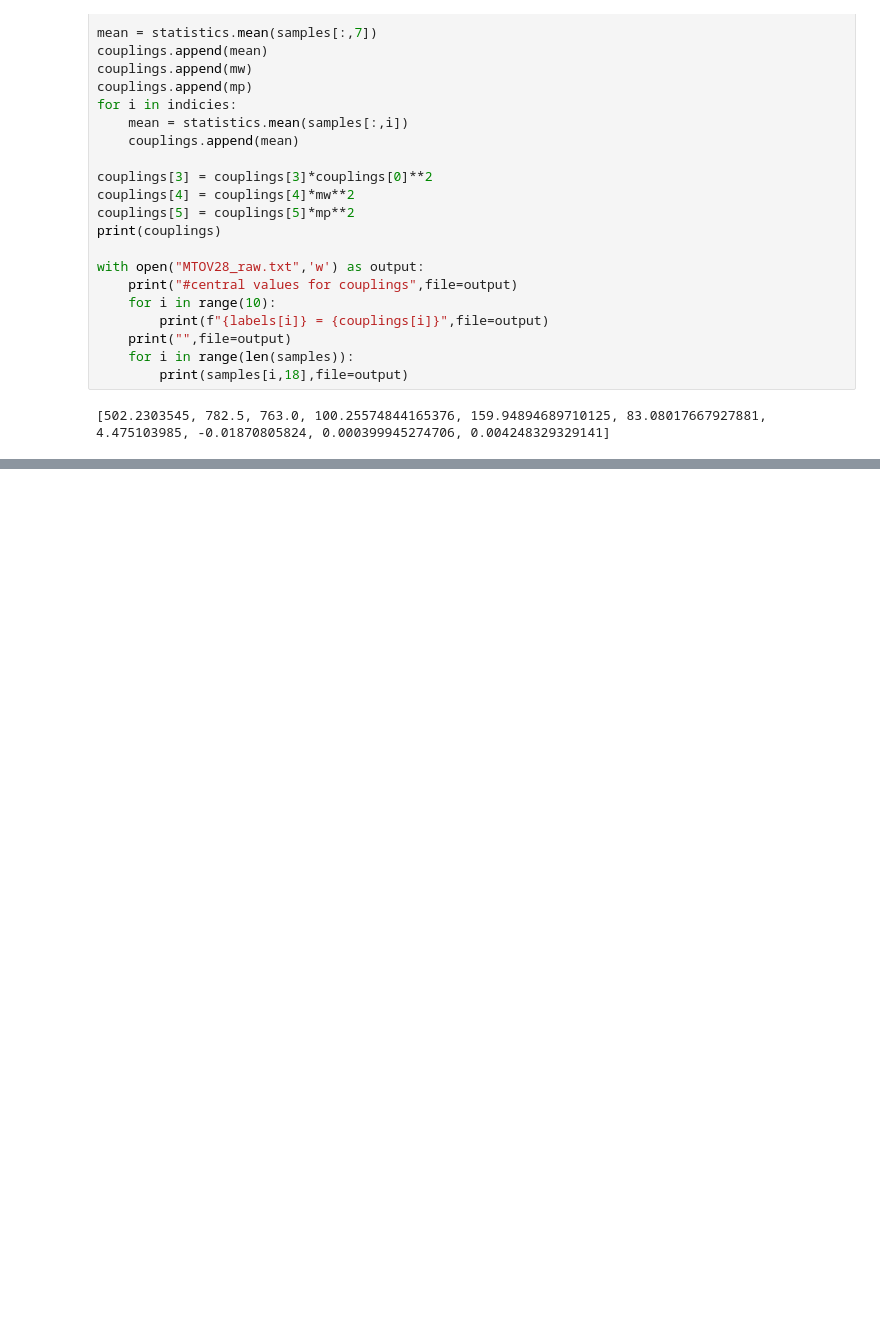
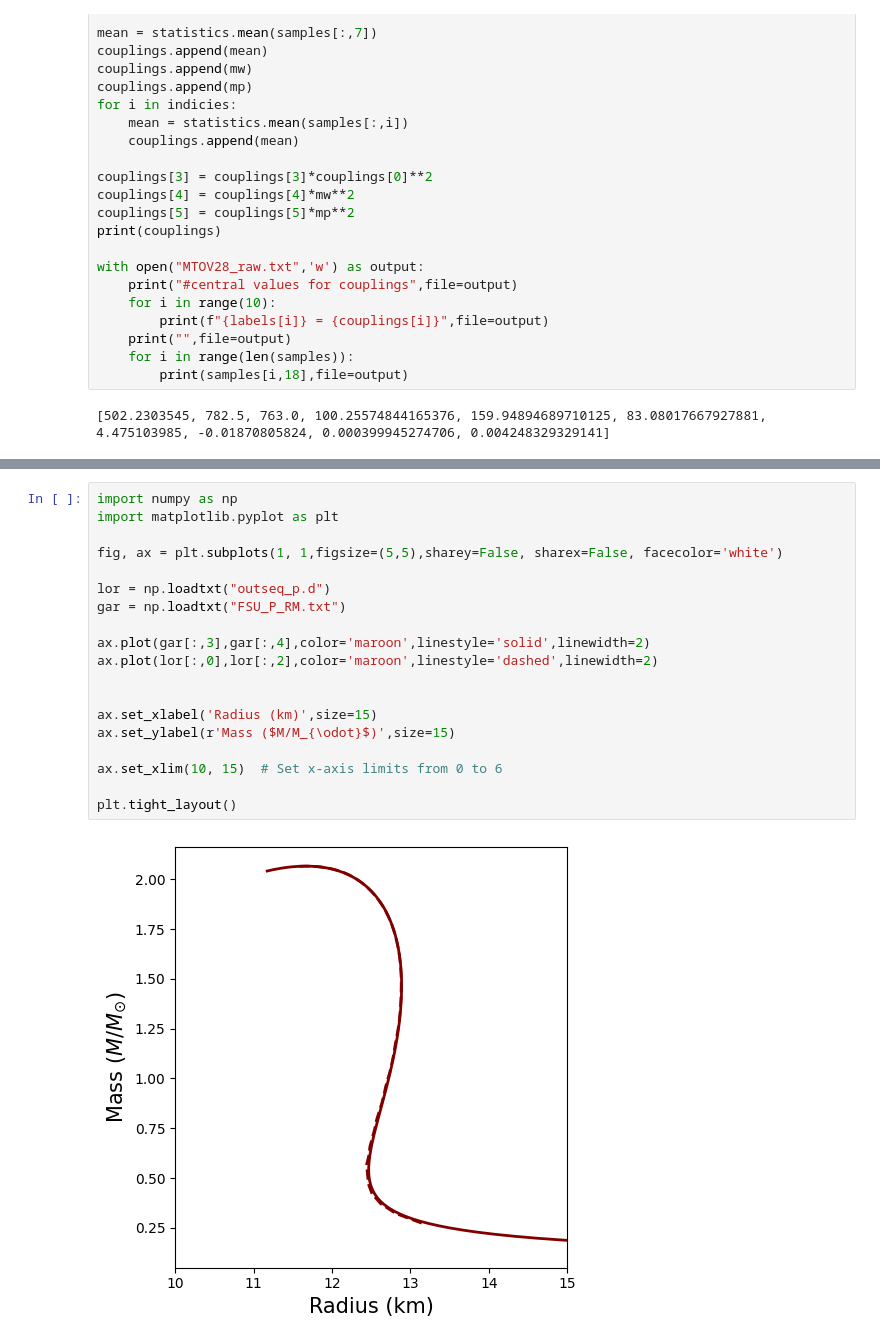
Before and after one commit to torquteam/FSU_FINITE, a Jupyter notebook: plots.ipynb, the cells around one changed output, grey strips where cells are left out. Saved outputs shown, nothing was run; the diff lists cells and outputs as text; blank space fills up the shorter version.

```diff
--- a/plots.ipynb
+++ b/plots.ipynb
@@ -324,0 +338,21 @@ with open("MTOV28_raw.txt",'w') as output:
+# %%
+import numpy as np
+import matplotlib.pyplot as plt
+
+fig, ax = plt.subplots(1, 1,figsize=(5,5),sharey=False, sharex=False, facecolor='white')
+
+lor = np.loadtxt("outseq_p.d")
+gar = np.loadtxt("FSU_P_RM.txt")
+
+ax.plot(gar[:,3],gar[:,4],color='maroon',linestyle='solid',linewidth=2)
+ax.plot(lor[:,0],lor[:,2],color='maroon',linestyle='dashed',linewidth=2)
+
+
+ax.set_xlabel('Radius (km)',size=15)
+ax.set_ylabel(r'Mass ($M/M_{\odot}$)',size=15)
+
+ax.set_xlim(10, 15)  # Set x-axis limits from 0 to 6
+
+plt.tight_layout()
+# %% [output]
+[figure, added]
```
Also changed, not shown: parts of 2 cells of this notebook, 23 other files.
